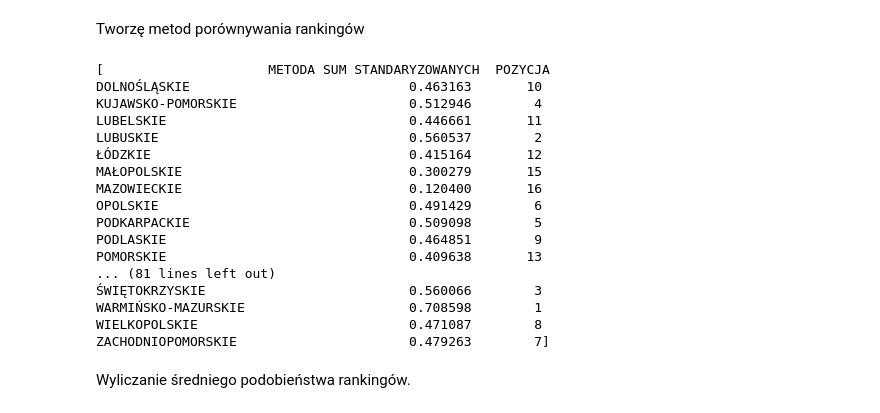
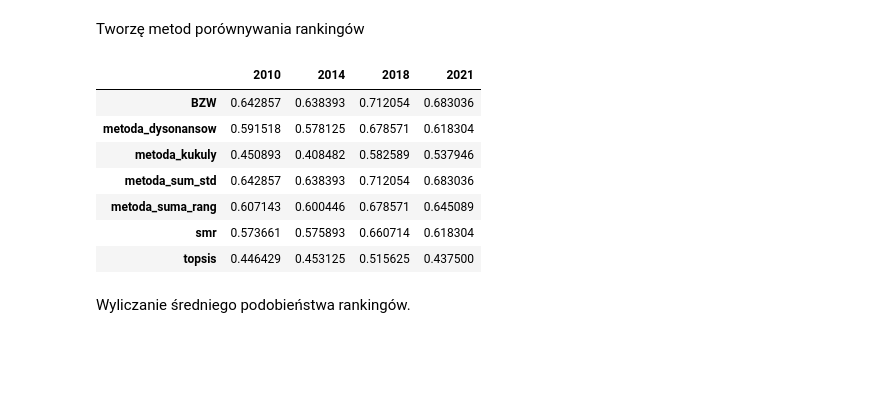
Before and after one commit to Sillem/suicide_study, a Jupyter notebook: Projekt_EP.ipynb, the cells around one changed output. Cells and saved outputs as stored; diff of their text form; code cells hidden in the pictures; blank space fills up the shorter version.

Commit message:
Dodana funkcjonalność wyboru najlepszego rankingu na podstawie mojej metody dla każdego roku i zestawienie w DataFrame średnich podobieństw między rankingami dla każdego roku.

```diff
--- a/Projekt_EP.ipynb
+++ b/Projekt_EP.ipynb
@@ -361,56 +361,44 @@ Tworzę metod porównywania rankingów
 # %%
 def optymalne_rankingi(lista_metod, rankingi):
   def macierz_porownan_rankingow(lista_metod, rankingi):
     macierz = np.identity(len(metody))
     for pierwszy_numer, metoda_pier in enumerate(lista_metod):
       for drugi_numer, metoda_drug in enumerate(lista_metod):
         if pierwszy_numer == drugi_numer: continue
         macierz[pierwszy_numer][drugi_numer] = porownanie_rankingow(rankingi[metoda_pier.__name__], rankingi[metoda_drug.__name__])
 
     return macierz
 
   macierz_wynikowa = macierz_porownan_rankingow(metody, rankingi)
   suma = 0
   for col in range(macierz_wynikowa.shape[1]):
     for row in range(macierz_wynikowa.shape[0]):
       if col > row: suma += macierz_wynikowa[row][col]
 
   srednie_podobienstwo = 2*suma/(len(metody)*(len(metody)-1))
   suma = 0
   for col in range(macierz_wynikowa.shape[1]):
     for row in range(macierz_wynikowa.shape[0]):
       if col > row: suma += fabs(macierz_wynikowa[row][col] - srednie_podobienstwo)
 
   odchylenie_cwiartkowe_podobienstwo = 2*suma/(len(metody)*(len(metody)-1))
   cutoff = srednie_podobienstwo + odchylenie_cwiartkowe_podobienstwo
   np.fill_diagonal(macierz_wynikowa, 0)
+  avg_sim = pd.DataFrame({'średnie podobieństwo':{k.__name__:v for k,v in zip(lista_metod, macierz_wynikowa.mean(axis=1))}})
+  best_ranking_index = np.argmax(macierz_wynikowa.mean(axis=1))
 
-  zbior_dobrych_metod = []
-  for col in range(macierz_wynikowa.shape[1]):
-    for row in range(macierz_wynikowa.shape[0]):
-      if macierz_wynikowa[row][col] > cutoff:
-        zbior_dobrych_metod.append(rankingi[lista_metod[row].__name__])
-  return zbior_dobrych_metod
+  return rankingi[lista_metod[best_ranking_index].__name__].sort_values(by='POZYCJA', ascending=True), avg_sim
 
-print(optymalne_rankingi(metody, rankingi[2010]))
+pd.concat([optymalne_rankingi(metody, rankingi[rok])[1].rename(columns={'średnie podobieństwo':rok}) for rok in [2010, 2014, 2018, 2021]], axis=1)
 # %% [output]
-[                     METODA SUM STANDARYZOWANYCH  POZYCJA
-DOLNOŚLĄSKIE                            0.463163       10
-KUJAWSKO-POMORSKIE                      0.512946        4
-LUBELSKIE                               0.446661       11
-LUBUSKIE                                0.560537        2
-ŁÓDZKIE                                 0.415164       12
-MAŁOPOLSKIE                             0.300279       15
-MAZOWIECKIE                             0.120400       16
-OPOLSKIE                                0.491429        6
-PODKARPACKIE                            0.509098        5
-PODLASKIE                               0.464851        9
-POMORSKIE                               0.409638       13
-... (81 lines left out)
-ŚWIĘTOKRZYSKIE                          0.560066        3
-WARMIŃSKO-MAZURSKIE                     0.708598        1
-WIELKOPOLSKIE                           0.471087        8
-ZACHODNIOPOMORSKIE                      0.479263        7]
+|  | 2010 | 2014 | 2018 | 2021 |
+| BZW | 0.642857 | 0.638393 | 0.712054 | 0.683036 |
+| metoda_dysonansow | 0.591518 | 0.578125 | 0.678571 | 0.618304 |
+| metoda_kukuly | 0.450893 | 0.408482 | 0.582589 | 0.537946 |
+| metoda_sum_std | 0.642857 | 0.638393 | 0.712054 | 0.683036 |
+| metoda_suma_rang | 0.607143 | 0.600446 | 0.678571 | 0.645089 |
+| smr | 0.573661 | 0.575893 | 0.660714 | 0.618304 |
+| topsis | 0.446429 | 0.453125 | 0.515625 | 0.437500 |
 # %% [markdown]
 Wyliczanie średniego podobieństwa rankingów.
 # %%
```
